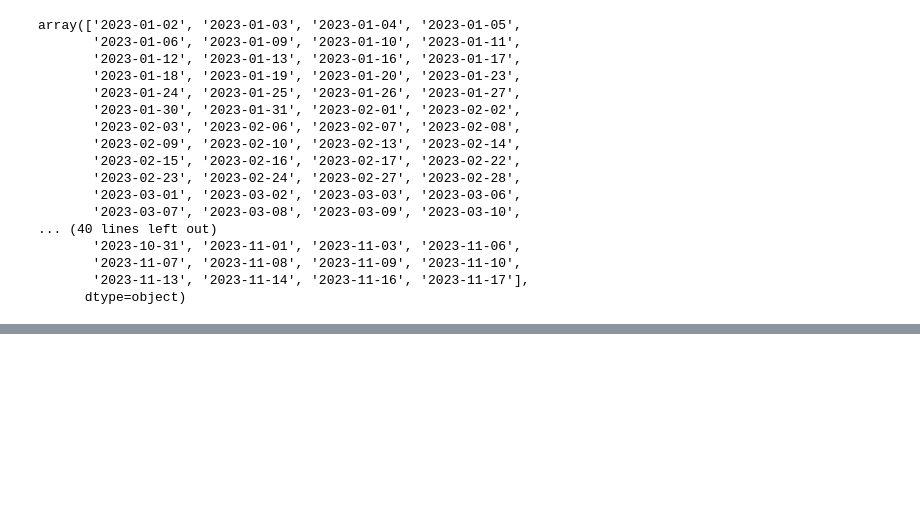
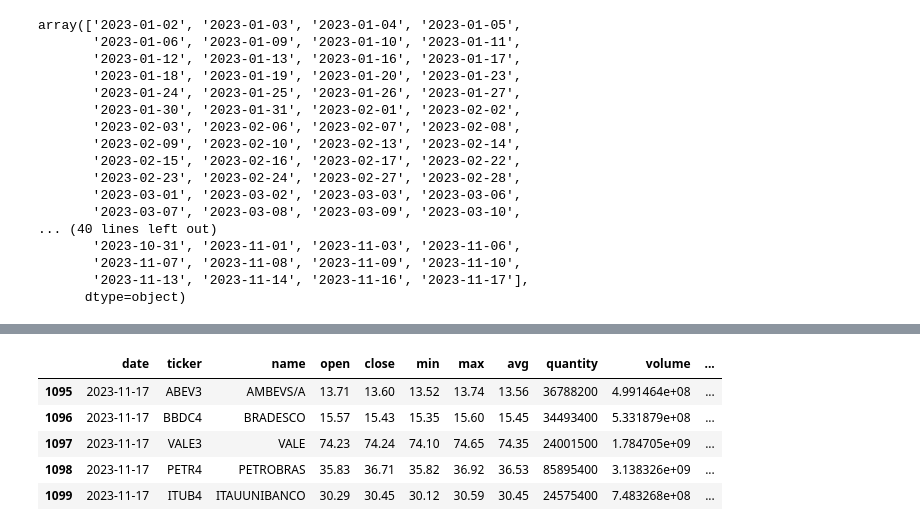
Before and after one commit to mestresanna/lifeCycleProject, a Jupyter notebook: notebooks/Cleaning.ipynb, the cells around one changed output, grey strips where cells are left out. Drawn from its saved outputs; the diff is of its cells as text; code cells hidden in the pictures; blank space fills up the shorter version.

Commit message:
merging column ibovespa_close for every day on the sheet

```diff
--- a/notebooks/Cleaning.ipynb
+++ b/notebooks/Cleaning.ipynb
@@ -225,3 +202,12 @@ array(['2023-01-02', '2023-01-03', '2023-01-04', '2023-01-05',
        '2023-11-07', '2023-11-08', '2023-11-09', '2023-11-10',
        '2023-11-13', '2023-11-14', '2023-11-16', '2023-11-17'],
       dtype=object)
+# %%
+bovespaDf = pd.read_csv('../data/ibovespa_2023.csv', low_memory=False)
+
+# changing uppercase "Date" to "date"
+bovespaDf = bovespaDf.rename(columns={'Date': 'date'})
+
+# renaming to avoid duplicates in "close" variable
+bovespaDf = bovespaDf.rename(columns={'close': 'ibovespa_close'})
+bovespaDf.head()
@@ -227,0 +221,16 @@ array(['2023-01-02', '2023-01-03', '2023-01-04', '2023-01-05',
+# %%
+# making sure the date formats are the same
+bovespaDf['date'] = pd.to_datetime(bovespaDf['date'])
+ds['date'] = pd.to_datetime(ds['date'])
+
+# merge on the date column
+ds = ds.merge(bovespaDf[['date', 'ibovespa_close']], on='date', how='left')
+
+ds.tail()
+# %% [output]
+|  | date | ticker | name | open | close | min | max | avg | quantity | volume | ... |
+| 1095 | 2023-11-17 | ABEV3 | AMBEVS/A | 13.71 | 13.60 | 13.52 | 13.74 | 13.56 | 36788200 | 4.991464e+08 | ... |
+| 1096 | 2023-11-17 | BBDC4 | BRADESCO | 15.57 | 15.43 | 15.35 | 15.60 | 15.45 | 34493400 | 5.331879e+08 | ... |
+| 1097 | 2023-11-17 | VALE3 | VALE | 74.23 | 74.24 | 74.10 | 74.65 | 74.35 | 24001500 | 1.784705e+09 | ... |
+| 1098 | 2023-11-17 | PETR4 | PETROBRAS | 35.83 | 36.71 | 35.82 | 36.92 | 36.53 | 85895400 | 3.138326e+09 | ... |
+| 1099 | 2023-11-17 | ITUB4 | ITAUUNIBANCO | 30.29 | 30.45 | 30.12 | 30.59 | 30.45 | 24575400 | 7.483268e+08 | ... |
```
Also changed, not shown: parts of 6 cells of this notebook.
